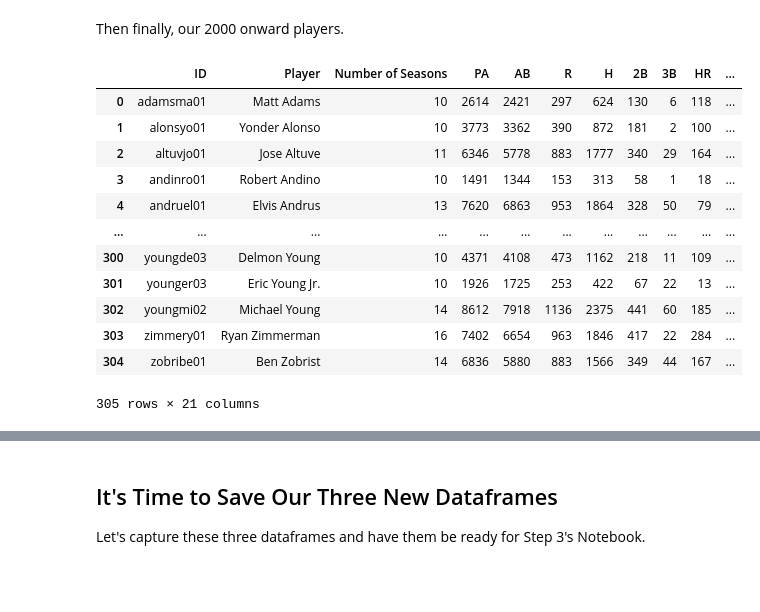
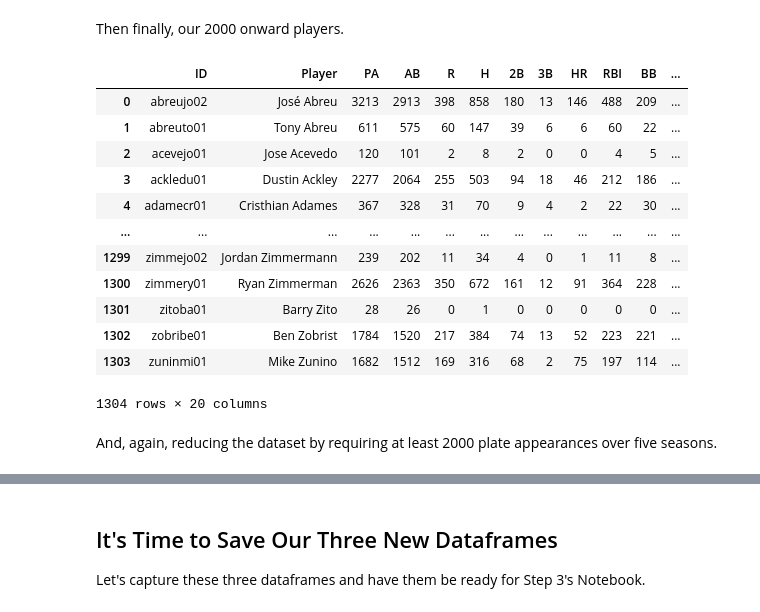
Before and after one commit to donnajharris/cp640_project, a Jupyter notebook: harr2890_project/harr2890_project_step2_hof_data_prep.ipynb, the cells around one changed output, grey strips where cells are left out. Cells and saved outputs as stored; diff of their text form; code cells hidden in the pictures; blank space fills up the shorter version.

```diff
--- a/harr2890_project/harr2890_project_step2_hof_data_prep.ipynb
+++ b/harr2890_project/harr2890_project_step2_hof_data_prep.ipynb
@@ -546,0 +510,3 @@ career_filtered
+# %%
+five_season_career_stats = five_season_career_stats.reset_index()
+five_season_career_stats
@@ -549,7 +529,7 @@ career_filtered
 # %% [markdown]
 Next, let's get the data labelled, marking up if the player is currently a member of the Major League Baseball Hall of Fame.
 # %%
-career_hof = pd.merge(hof, career_filtered, on="ID", how="right")
-career_hof
+five_year_hof = pd.merge(hof, five_season_career_stats, on="ID", how="right")
+five_year_hof
 # %% [output]
 |  | ID | Inductee | Player | PA | AB | R | H | 2B | 3B | HR | RBI | ... |
@@ -568,10 +548,10 @@ career_hof
 # %% [markdown]
 The first thing we notice is the NaN values under the new `'Inductee'` column. This is easy to address, as these are all non-inductees and can be replaced with a value of zero.
 # %%
-hof_is_nan = career_hof.loc[pd.isna(career_hof['Inductee'])]
+hof_is_nan = five_year_hof.loc[pd.isna(five_year_hof['Inductee'])]
 series = hof_is_nan.index
-career_hof.loc[series, 'Inductee'] = 0
-career_hof['Inductee'] = career_hof['Inductee'].astype(int)
-career_hof
+five_year_hof.loc[series, 'Inductee'] = 0
+five_year_hof['Inductee'] = five_year_hof['Inductee'].astype(int)
+five_year_hof
 # %% [output]
 |  | ID | Inductee | Player | PA | AB | R | H | 2B | 3B | HR | RBI | ... |
@@ -596,11 +576,11 @@ False
 # %% [markdown]
 All that's left to do before splitting the data up is reordering the columns.
 # %%
-columns_hof = ['ID', 'Player', 'Number of Seasons',
+columns_hof = ['ID', 'Player',
                'PA','AB','R','H','2B','3B','HR','RBI','BB','SO','HBP','SH', 'SF',
                'AVG', 'SLG', 'OBP', 'OPS',
                'Inductee']
 
-career_hof = career_hof[columns_hof]
-career_hof
+five_year_hof = five_year_hof[columns_hof]
+five_year_hof
 # %% [output]
@@ -647,19 +646,21 @@ pre_2000
 # %% [markdown]
 Then finally, our 2000 onward players.
 # %%
-from_2000 = pd.merge(career_hof, career_2000_onward, on='ID', how='inner')
+from_2000 = pd.merge(five_year_hof, career_from_2000, on='ID', how='inner')
 from_2000
 # %% [output]
-|  | ID | Player | Number of Seasons | PA | AB | R | H | 2B | 3B | HR | ... |
-| 0 | adamsma01 | Matt Adams | 10 | 2614 | 2421 | 297 | 624 | 130 | 6 | 118 | ... |
-| 1 | alonsyo01 | Yonder Alonso | 10 | 3773 | 3362 | 390 | 872 | 181 | 2 | 100 | ... |
-| 2 | altuvjo01 | Jose Altuve | 11 | 6346 | 5778 | 883 | 1777 | 340 | 29 | 164 | ... |
-| 3 | andinro01 | Robert Andino | 10 | 1491 | 1344 | 153 | 313 | 58 | 1 | 18 | ... |
-| 4 | andruel01 | Elvis Andrus | 13 | 7620 | 6863 | 953 | 1864 | 328 | 50 | 79 | ... |
-| ... | ... | ... | ... | ... | ... | ... | ... | ... | ... | ... | ... |
-| 300 | youngde03 | Delmon Young | 10 | 4371 | 4108 | 473 | 1162 | 218 | 11 | 109 | ... |
-| 301 | younger03 | Eric Young Jr. | 10 | 1926 | 1725 | 253 | 422 | 67 | 22 | 13 | ... |
-| 302 | youngmi02 | Michael Young | 14 | 8612 | 7918 | 1136 | 2375 | 441 | 60 | 185 | ... |
-| 303 | zimmery01 | Ryan Zimmerman | 16 | 7402 | 6654 | 963 | 1846 | 417 | 22 | 284 | ... |
-| 304 | zobribe01 | Ben Zobrist | 14 | 6836 | 5880 | 883 | 1566 | 349 | 44 | 167 | ... |
+|  | ID | Player | PA | AB | R | H | 2B | 3B | HR | RBI | BB | ... |
+| 0 | abreujo02 | José Abreu | 3213 | 2913 | 398 | 858 | 180 | 13 | 146 | 488 | 209 | ... |
+| 1 | abreuto01 | Tony Abreu | 611 | 575 | 60 | 147 | 39 | 6 | 6 | 60 | 22 | ... |
+| 2 | acevejo01 | Jose Acevedo | 120 | 101 | 2 | 8 | 2 | 0 | 0 | 4 | 5 | ... |
+| 3 | ackledu01 | Dustin Ackley | 2277 | 2064 | 255 | 503 | 94 | 18 | 46 | 212 | 186 | ... |
+| 4 | adamecr01 | Cristhian Adames | 367 | 328 | 31 | 70 | 9 | 4 | 2 | 22 | 30 | ... |
+| ... | ... | ... | ... | ... | ... | ... | ... | ... | ... | ... | ... | ... |
+| 1299 | zimmejo02 | Jordan Zimmermann | 239 | 202 | 11 | 34 | 4 | 0 | 1 | 11 | 8 | ... |
+| 1300 | zimmery01 | Ryan Zimmerman | 2626 | 2363 | 350 | 672 | 161 | 12 | 91 | 364 | 228 | ... |
+| 1301 | zitoba01 | Barry Zito | 28 | 26 | 0 | 1 | 0 | 0 | 0 | 0 | 0 | ... |
+| 1302 | zobribe01 | Ben Zobrist | 1784 | 1520 | 217 | 384 | 74 | 13 | 52 | 223 | 221 | ... |
+| 1303 | zuninmi01 | Mike Zunino | 1682 | 1512 | 169 | 316 | 68 | 2 | 75 | 197 | 114 | ... |
-305 rows × 21 columns
+1304 rows × 20 columns
+# %% [markdown]
+And, again, reducing the dataset by requiring at least 2000 plate appearances over five seasons.
```
Also changed, not shown: parts of 65 cells of this notebook, 6 other files.
